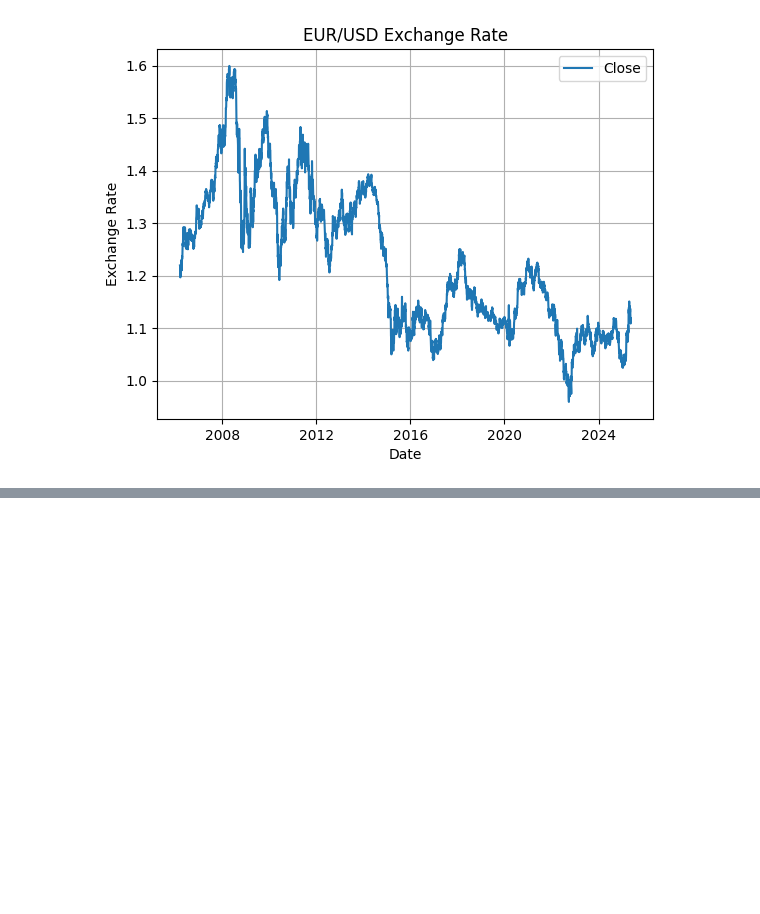
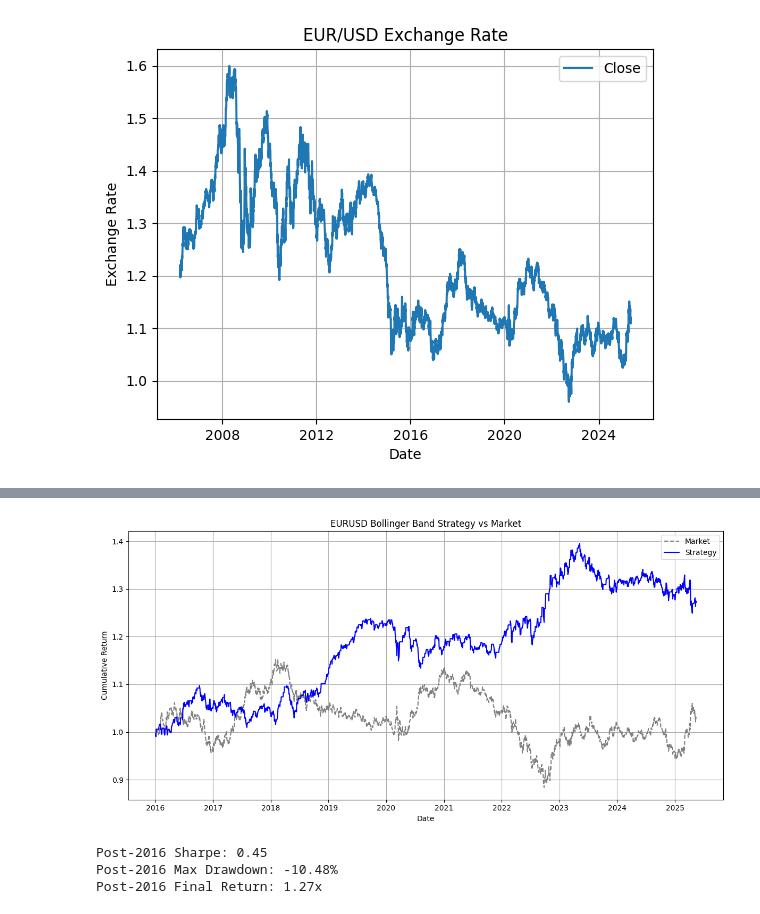
Before and after one commit to dt-17/algotrading, a Jupyter notebook: prototyping.ipynb, the cells around one changed output, grey strips where cells are left out. Saved outputs shown, nothing was run; the diff lists cells and outputs as text; code cells hidden in the pictures; blank space fills up the shorter version.

```diff
--- a/prototyping.ipynb
+++ b/prototyping.ipynb
@@ -239,0 +330,13 @@ Final Return: 1.19x
+# %%
+post_2016 = signals_df.loc["2016-01-01":]
+results_post_2016 = run_backtest(post_2016)
+plot_equity_curve(results_post_2016['df'])
+
+print(f"Post-2016 Sharpe: {results_post_2016['sharpe']:.2f}")
+print(f"Post-2016 Max Drawdown: {results_post_2016['max_drawdown']:.2%}")
+print(f"Post-2016 Final Return: {results_post_2016['final_return']:.2f}x")
+# %% [output]
+[figure, added]
+Post-2016 Sharpe: 0.45
+Post-2016 Max Drawdown: -10.48%
+Post-2016 Final Return: 1.27x
```
Also changed, not shown: parts of 2 cells of this notebook, 3 other files.
